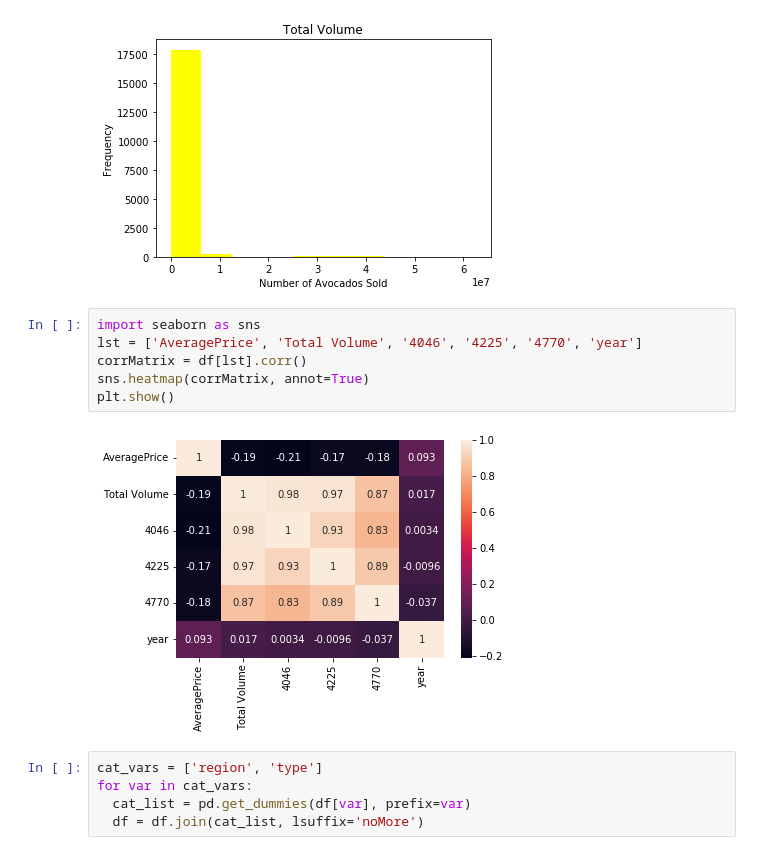
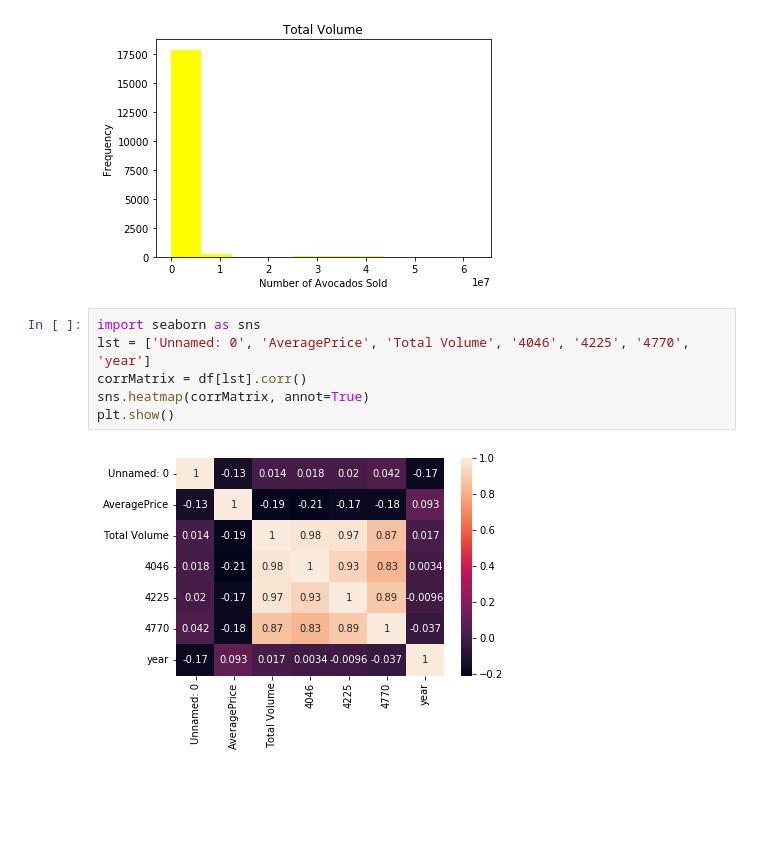
Before and after one commit to Harames/avocados, a Jupyter notebook: main.ipynb, the cells around one changed output. Cells and saved outputs as stored; diff of their text form; blank space fills up the shorter version.

```diff
--- a/main.ipynb
+++ b/main.ipynb
@@ -67,14 +67,9 @@ plt.show()
 [figure]
 # %%
 import seaborn as sns
-lst = ['AveragePrice', 'Total Volume', '4046', '4225', '4770', 'year']
+lst = ['Unnamed: 0', 'AveragePrice', 'Total Volume', '4046', '4225', '4770', 'year']
 corrMatrix = df[lst].corr()
 sns.heatmap(corrMatrix, annot=True)
 plt.show()
 # %% [output]
-[figure, old version]
+[figure, new version]
-# %%
-cat_vars = ['region', 'type']
-for var in cat_vars:
-  cat_list = pd.get_dummies(df[var], prefix=var)
-  df = df.join(cat_list, lsuffix='noMore')
```
Also changed, not shown: parts of 2 cells of this notebook, 2 other files.
